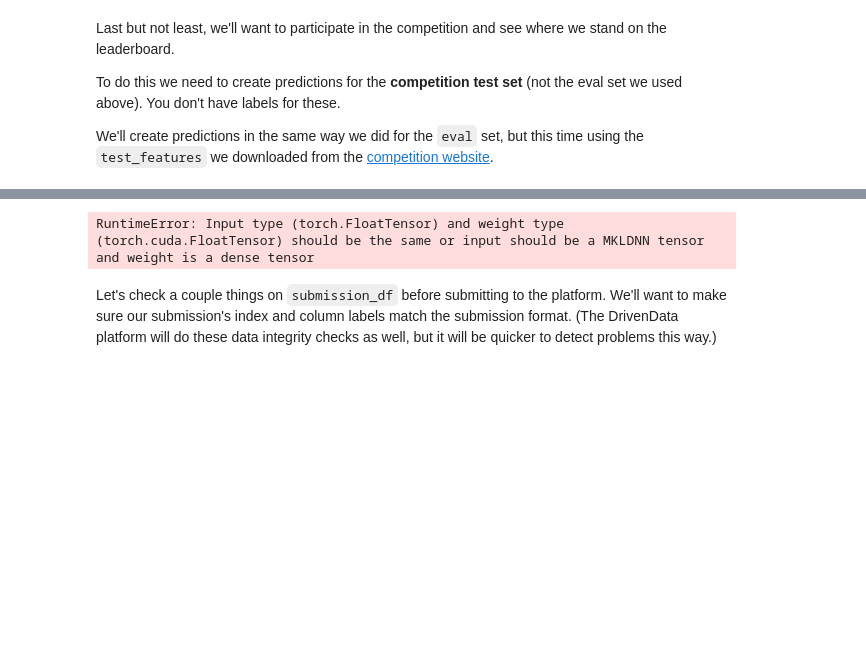
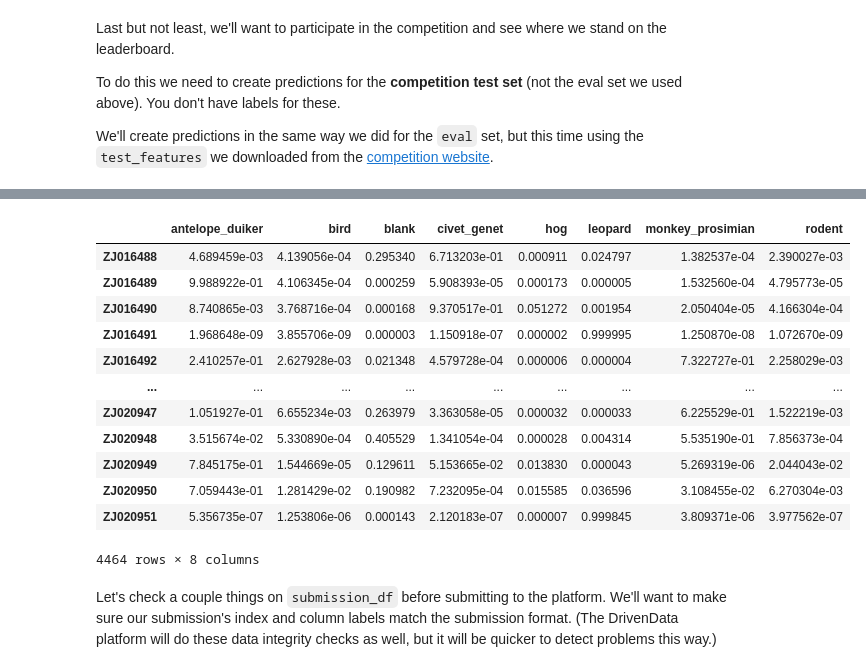
Before and after one commit to willpoulett/animal_classifier, a Jupyter notebook: will_1.ipynb, the cells around one changed output, grey strips where cells are left out. Cells and saved outputs as stored; diff of their text form; code cells hidden in the pictures; blank space fills up the shorter version.

```diff
--- a/will_1.ipynb
+++ b/will_1.ipynb
@@ -560,29 +562,41 @@ test_dataloader = DataLoader(test_dataset, batch_size=32)
 # %%
 preds_collector = []
 
 # put the model in eval mode so we don't update any parameters
-model.eval()
+model.eval().to("cpu")
 
 # we aren't updating our weights so no need to calculate gradients
 with torch.no_grad():
     for batch in tqdm(test_dataloader, total=len(test_dataloader)):
         # run the forward step
-        logits = model.forward(batch["image"].to(DEVICE))
+        logits = model.forward(batch["image"])
         # apply softmax so that model outputs are in range [0,1]
-        preds = nn.functional.softmax(logits, dim=1).to(DEVICE)
+        preds = nn.functional.softmax(logits, dim=1)
         # store this batch's predictions in df
         # note that PyTorch Tensors need to first be detached from their computational graph before converting to numpy arrays
         preds_df = pd.DataFrame(
             preds.detach().numpy(),
             index=batch["image_id"],
             columns=species_labels,
         )
         preds_collector.append(preds_df)
 
 submission_df = pd.concat(preds_collector)
 submission_df
 # %% [output]
+|  | antelope_duiker | bird | blank | civet_genet | hog | leopard | monkey_prosimian | rodent |
+| ZJ016488 | 4.689459e-03 | 4.139056e-04 | 0.295340 | 6.713203e-01 | 0.000911 | 0.024797 | 1.382537e-04 | 2.390027e-03 |
+| ZJ016489 | 9.988922e-01 | 4.106345e-04 | 0.000259 | 5.908393e-05 | 0.000173 | 0.000005 | 1.532560e-04 | 4.795773e-05 |
+| ZJ016490 | 8.740865e-03 | 3.768716e-04 | 0.000168 | 9.370517e-01 | 0.051272 | 0.001954 | 2.050404e-05 | 4.166304e-04 |
+| ZJ016491 | 1.968648e-09 | 3.855706e-09 | 0.000003 | 1.150918e-07 | 0.000002 | 0.999995 | 1.250870e-08 | 1.072670e-09 |
+| ZJ016492 | 2.410257e-01 | 2.627928e-03 | 0.021348 | 4.579728e-04 | 0.000006 | 0.000004 | 7.322727e-01 | 2.258029e-03 |
+| ... | ... | ... | ... | ... | ... | ... | ... | ... |
+| ZJ020947 | 1.051927e-01 | 6.655234e-03 | 0.263979 | 3.363058e-05 | 0.000032 | 0.000033 | 6.225529e-01 | 1.522219e-03 |
+| ZJ020948 | 3.515674e-02 | 5.330890e-04 | 0.405529 | 1.341054e-04 | 0.000028 | 0.004314 | 5.535190e-01 | 7.856373e-04 |
+| ZJ020949 | 7.845175e-01 | 1.544669e-05 | 0.129611 | 5.153665e-02 | 0.013830 | 0.000043 | 5.269319e-06 | 2.044043e-02 |
+| ZJ020950 | 7.059443e-01 | 1.281429e-02 | 0.190982 | 7.232095e-04 | 0.015585 | 0.036596 | 3.108455e-02 | 6.270304e-03 |
+| ZJ020951 | 5.356735e-07 | 1.253806e-06 | 0.000143 | 2.120183e-07 | 0.000007 | 0.999845 | 3.809371e-06 | 3.977562e-07 |
-RuntimeError: Input type (torch.FloatTensor) and weight type (torch.cuda.FloatTensor) should be the same or input should be a MKLDNN tensor and weight is a dense tensor
+4464 rows × 8 columns
 # %% [markdown]
 Let's check a couple things on `submission_df` before submitting to the platform. We'll want to make sure our submission's index and column labels match the submission format. (The DrivenData platform will do these data integrity checks as well, but it will be quicker to detect problems this way.)
 # %%
```
Also changed, not shown: parts of 1 cell of this notebook, 6 other files.
